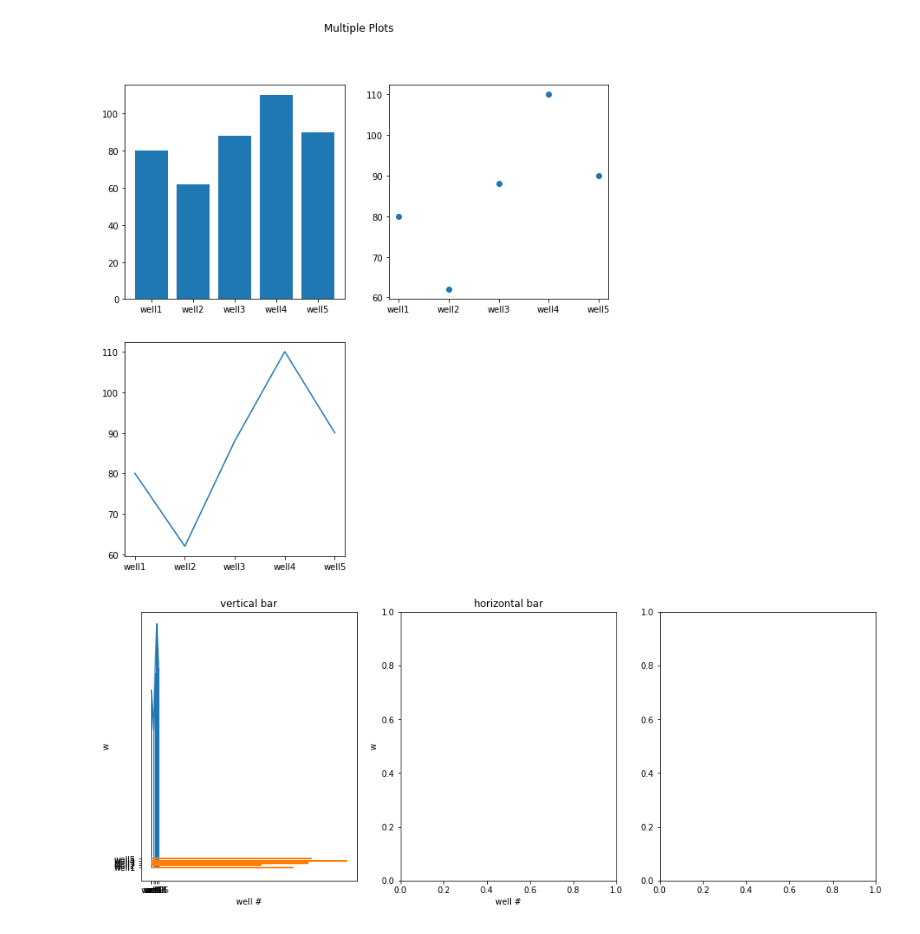
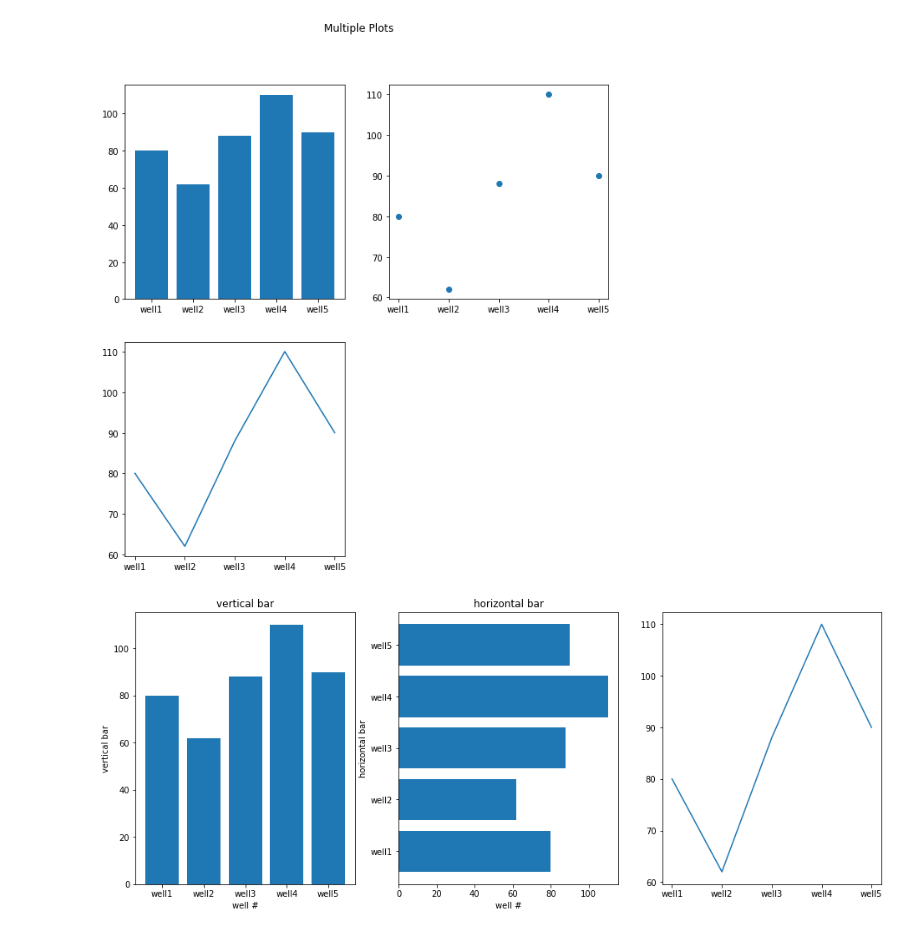
Before and after one commit to jolous/image_processing, a Jupyter notebook: 8. matplotlib/matplotlib.ipynb, the cells around one changed output. Cells and saved outputs as stored; diff of their text form; code cells hidden in the pictures.

```diff
--- a/8. matplotlib/matplotlib.ipynb
+++ b/8. matplotlib/matplotlib.ipynb
@@ -161,19 +161,21 @@ plt.show()
 # %%
 fig = plt.figure(figsize=(16,6))
 
 ax1 = fig.add_subplot(131)
-ax1.set(title='vertical bar', xlabel='well #', ylabel='w')
+ax1.set(title='vertical bar', xlabel='well #', ylabel='vertical bar')
 
 ax2 = fig.add_subplot(132)
-ax2.set(title='horizontal bar', xlabel='well #', ylabel='w')
+ax2.set(title='horizontal bar', xlabel='well #', ylabel='horizontal bar')
 
 ax3 = fig.add_subplot(133)
 
 #plot the data
 ax1.bar(wells, cells)
-ax1.barh(wells, cells)
-ax1.plot(wells, cells)
+ax2.barh(wells, cells)
+ax3.plot(wells, cells)
+
+plt.savefig('plot.jpg')
 
 plt.show()
 # %% [output]
-[figure, old version]
+[figure, new version]
```
